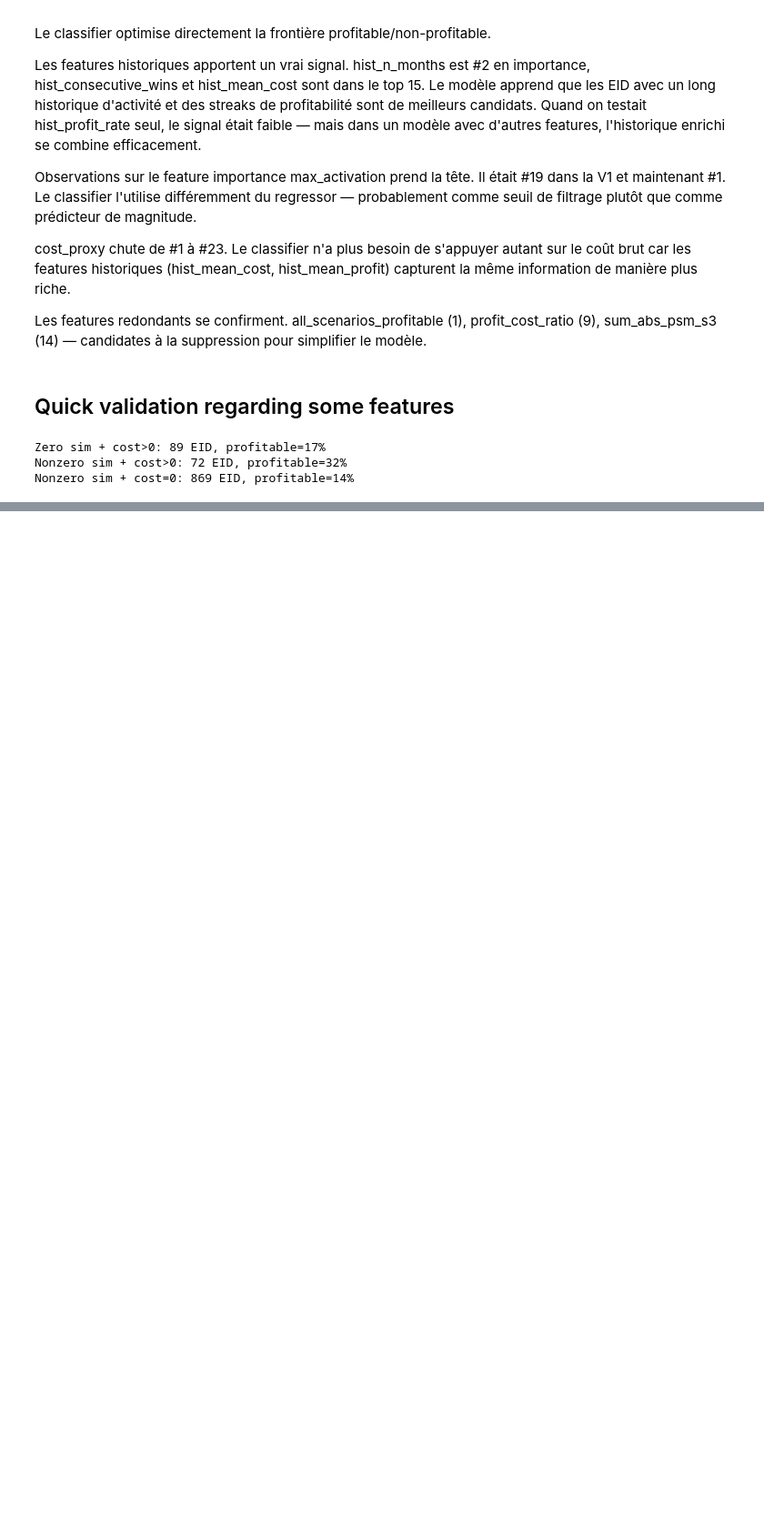
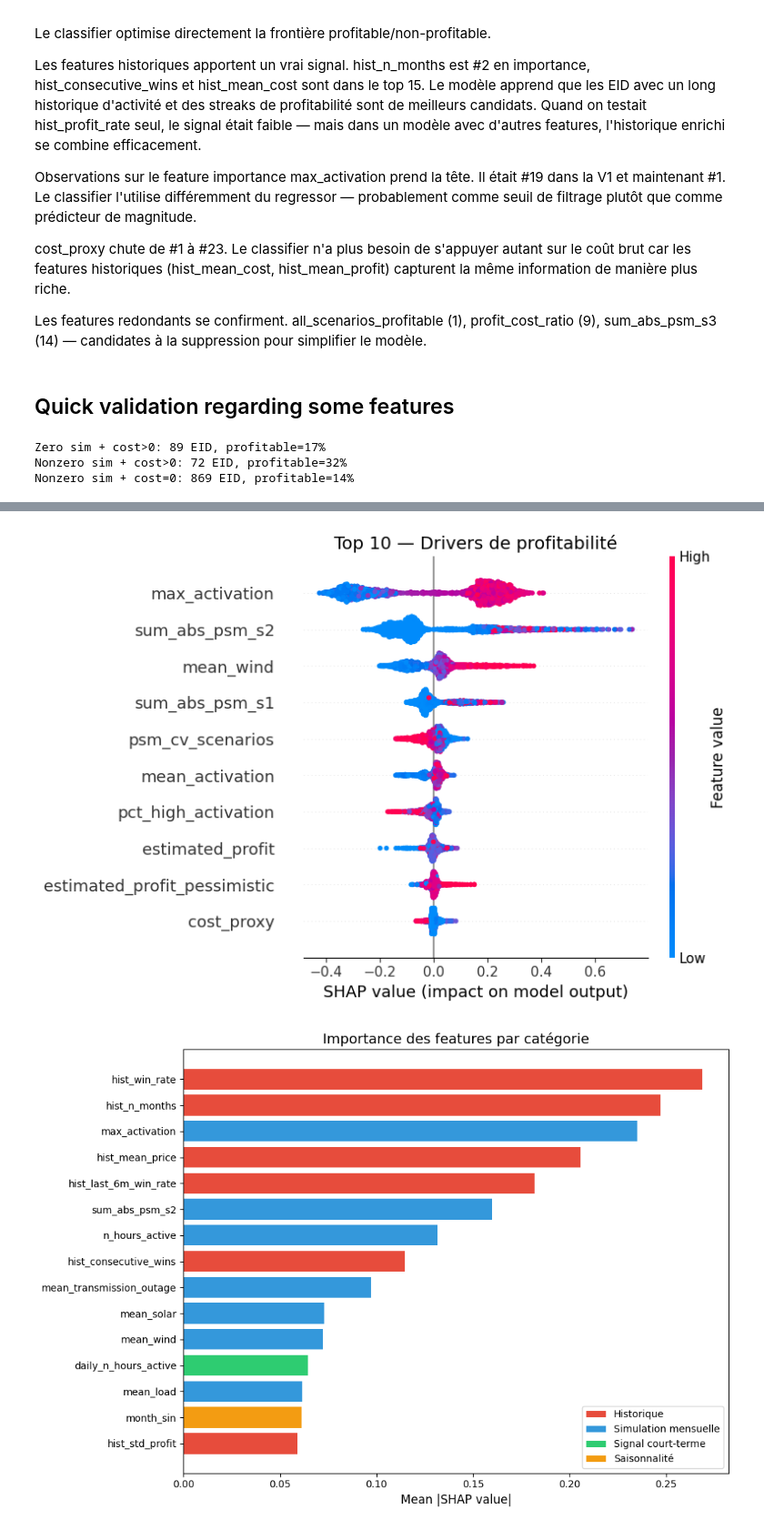
Before and after one commit to MPelland-programming/DataChallenge2026, a Jupyter notebook: experimentation_cristian/experimentation_cristian.ipynb, the cells around one changed output, grey strips where cells are left out. Shown at 91% size. Cells and saved outputs as stored; diff of their text form; code cells hidden in the pictures; blank space fills up the shorter version.

```diff
--- a/experimentation_cristian/experimentation_cristian.ipynb
+++ b/experimentation_cristian/experimentation_cristian.ipynb
@@ -3431,0 +3807,77 @@ Nonzero sim + cost=0: 869 EID, profitable=14%
+# %%
+# === 1. Summary plot avec catégories colorées ===
+# Regrouper les features par famille pour la lisibilité
+
+feature_groups = {
+    'hist_win_rate': 'Historique',
+    'hist_n_months': 'Historique',
+    'hist_mean_price': 'Historique',
+    'hist_last_6m_win_rate': 'Historique',
+    'hist_consecutive_wins': 'Historique',
+    'hist_std_profit': 'Historique',
+    'hist_seasonal_win_rate': 'Historique',
+    'hist_mean_cost': 'Historique',
+    'max_activation': 'Simulation mensuelle',
+    'sum_abs_psm_s2': 'Simulation mensuelle',
+    'n_hours_active': 'Simulation mensuelle',
+    'mean_transmission_outage': 'Simulation mensuelle',
+    'mean_solar': 'Simulation mensuelle',
+    'mean_wind': 'Simulation mensuelle',
+    'mean_load': 'Simulation mensuelle',
+    'sum_abs_psm_s1': 'Simulation mensuelle',
+    'impact_concentration': 'Simulation mensuelle',
+    'daily_n_hours_active': 'Signal court-terme',
+    'daily_mean_trans_outage': 'Signal court-terme',
+    'month_sin': 'Saisonnalité',
+}
+
+# === 2. Top-10 seulement pour la présentation (plus clair) ===
+plt.figure(figsize=(10, 6))
+shap.summary_plot(
+    shap_vals[:, :10],  # top 10 features seulement
+    test_sample[FEATURE_COLS_V3].iloc[:, :10],
+    show=False,
+    max_display=10
+)
+plt.title("Top 10 — Drivers de profitabilité", fontsize=14)
+plt.tight_layout()
+plt.savefig('shap_top10.png', dpi=150, bbox_inches='tight')
+plt.show()
+
+# === 3. Bar plot avec couleurs par catégorie ===
+mean_shap = np.abs(shap_vals).mean(axis=0)
+feature_importance = pd.DataFrame({
+    'feature': FEATURE_COLS_V3,
+    'importance': mean_shap
+}).sort_values('importance', ascending=False).head(15)
+
+feature_importance['category'] = feature_importance['feature'].map(feature_groups).fillna('Autre')
+
+colors = {
+    'Historique': '#e74c3c',
+    'Simulation mensuelle': '#3498db',
+    'Signal court-terme': '#2ecc71',
+    'Saisonnalité': '#f39c12',
+    'Autre': '#95a5a6'
+}
+
+fig, ax = plt.subplots(figsize=(10, 7))
+bars = ax.barh(
+    feature_importance['feature'][::-1],
+    feature_importance['importance'][::-1],
+    color=[colors[c] for c in feature_importance['category'][::-1]]
+)
+ax.set_xlabel('Mean |SHAP value|', fontsize=12)
+ax.set_title('Importance des features par catégorie', fontsize=14)
+
+# Légende
+from matplotlib.patches import Patch
+legend_elements = [Patch(facecolor=v, label=k) for k, v in colors.items() if k in feature_importance['category'].values]
+ax.legend(handles=legend_elements, loc='lower right', fontsize=10)
+
+plt.tight_layout()
+plt.savefig('shap_categories.png', dpi=150, bbox_inches='tight')
+plt.show()
+# %% [output]
+[figure, added]
+[figure, added]
```
Also changed, not shown: parts of 8 cells of this notebook, 7 other files.
